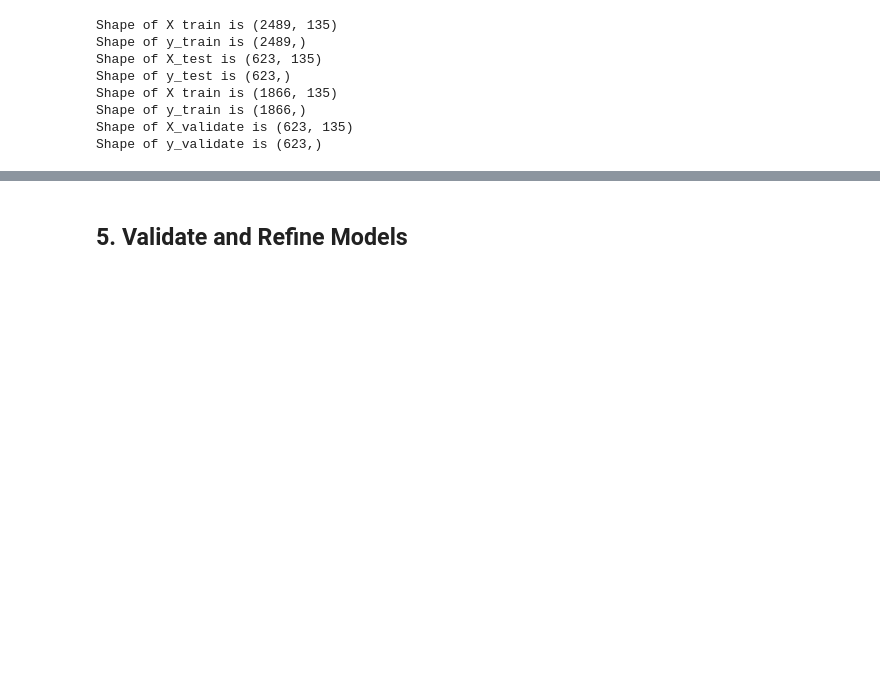
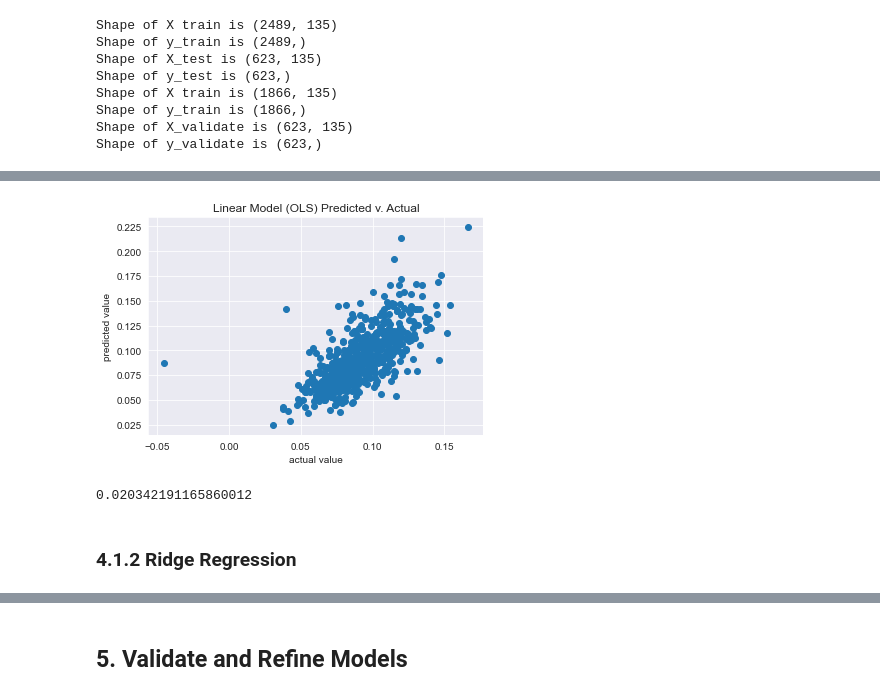
Before and after one commit to aramburoc/CSS_Project2_Group1, a Jupyter notebook: Project 2 Students.ipynb, the cells around one changed output, grey strips where cells are left out. Cells and saved outputs as stored; diff of their text form; code cells hidden in the pictures; blank space fills up the shorter version.

```diff
--- a/Project 2 Students.ipynb
+++ b/Project 2 Students.ipynb
@@ -385,0 +444,13 @@ Shape of y_validate is (623,)
+# %%
+# predict the diabetes number using OLS parameters
+lin_pred = lin_model.predict(X_validate)
+
+# plot the residuals on a scatter plot
+##plot predicted vs. actual value
+plt.scatter(lin_pred, y_validate)
+plt.title('Linear Model (OLS) Predicted v. Actual')
+plt.xlabel('actual value')
+plt.ylabel('predicted value')
+plt.show()
+# %% [output]
+[figure, added]
@@ -385,0 +461,7 @@ Shape of y_validate is (623,)
+# %%
+# calculate mean squared error for linear model
+rmse(lin_pred, y_validate)
+# %% [output]
+0.020342191165860012
+# %% [markdown]
+### 4.1.2 Ridge Regression
```
Also changed, not shown: parts of 28 cells of this notebook.
